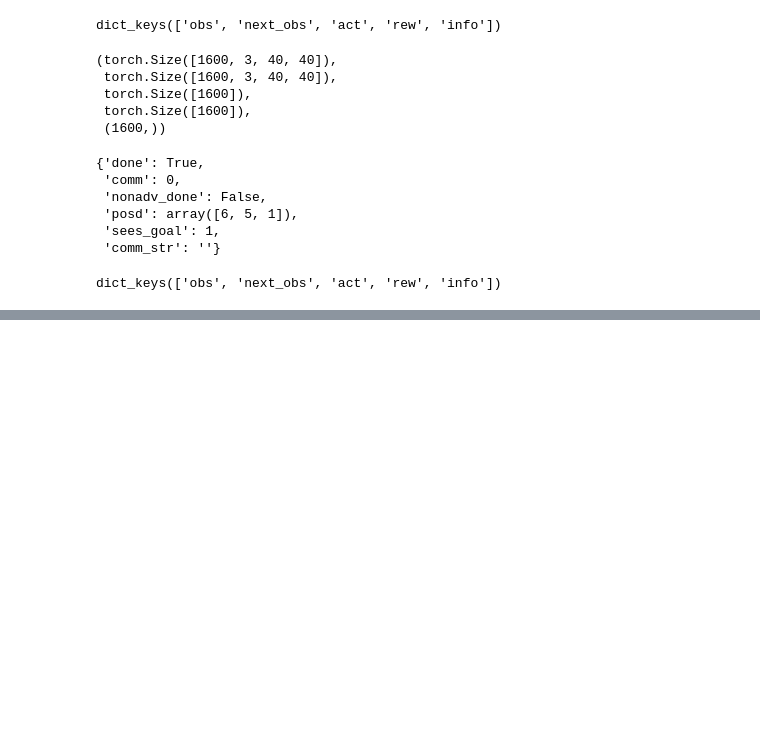
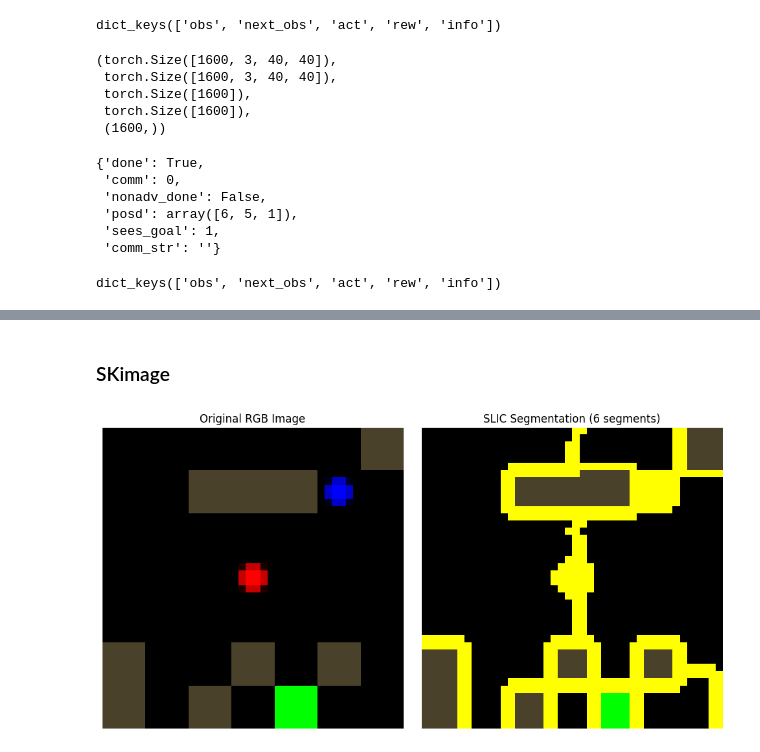
Before and after one commit to Ahmed-Khaled-Saleh/mawm, a Jupyter notebook: nbs/01c_data_loaders.ipynb, the cells around one changed output, grey strips where cells are left out. Saved outputs shown, nothing was run; the diff lists cells and outputs as text; code cells hidden in the pictures; blank space fills up the shorter version.

```diff
--- a/nbs/01c_data_loaders.ipynb
+++ b/nbs/01c_data_loaders.ipynb
@@ -494,0 +1208,50 @@ tensor([[[0.0000, 0.0000, 0.0000,  ..., 0.0000, 0.0000, 0.0000],
+# %% [markdown]
+### SKimage
+# %%
+import numpy as np
+import matplotlib.pyplot as plt
+from skimage import io, color
+from skimage.segmentation import slic, mark_boundaries
+from skimage.segmentation import quickshift
+from skimage.util import img_as_float
+# Replace 'your_rgb_image.jpg' with the actual path to your image
+image = io.imread('../mains/agent_0_step_0.png')
+# Ensure image is float for processing (optional, but good practice)
+image = img_as_float(image)
+
+# Generate 100 superpixels with a moderate compactness value
+# segments = slic(
+#     image,
+#     n_segments=6,
+#     compactness=5,
+#     channel_axis=-1,
+#     sigma=0,
+#     start_label=1
+# )
+segments = quickshift(
+    image,
+    kernel_size=3,
+    max_dist=6,
+    ratio=0.5,
+    convert2lab=True,
+    channel_axis=-1
+)
+
+# Mark the boundaries of the segments on the original image
+segmented_image = mark_boundaries(image, segments)
+
+# Display the results
+fig, ax = plt.subplots(1, 2, figsize=(10, 5))
+
+ax[0].imshow(image)
+ax[0].set_title("Original RGB Image")
+ax[0].axis('off')
+
+ax[1].imshow(segmented_image)
+ax[1].set_title(f"SLIC Segmentation (6 segments)")
+ax[1].axis('off')
+
+plt.tight_layout()
+plt.show()
+# %% [output]
+[figure, added]
```
Also changed, not shown: parts of 72 cells of this notebook, 21 other files.
